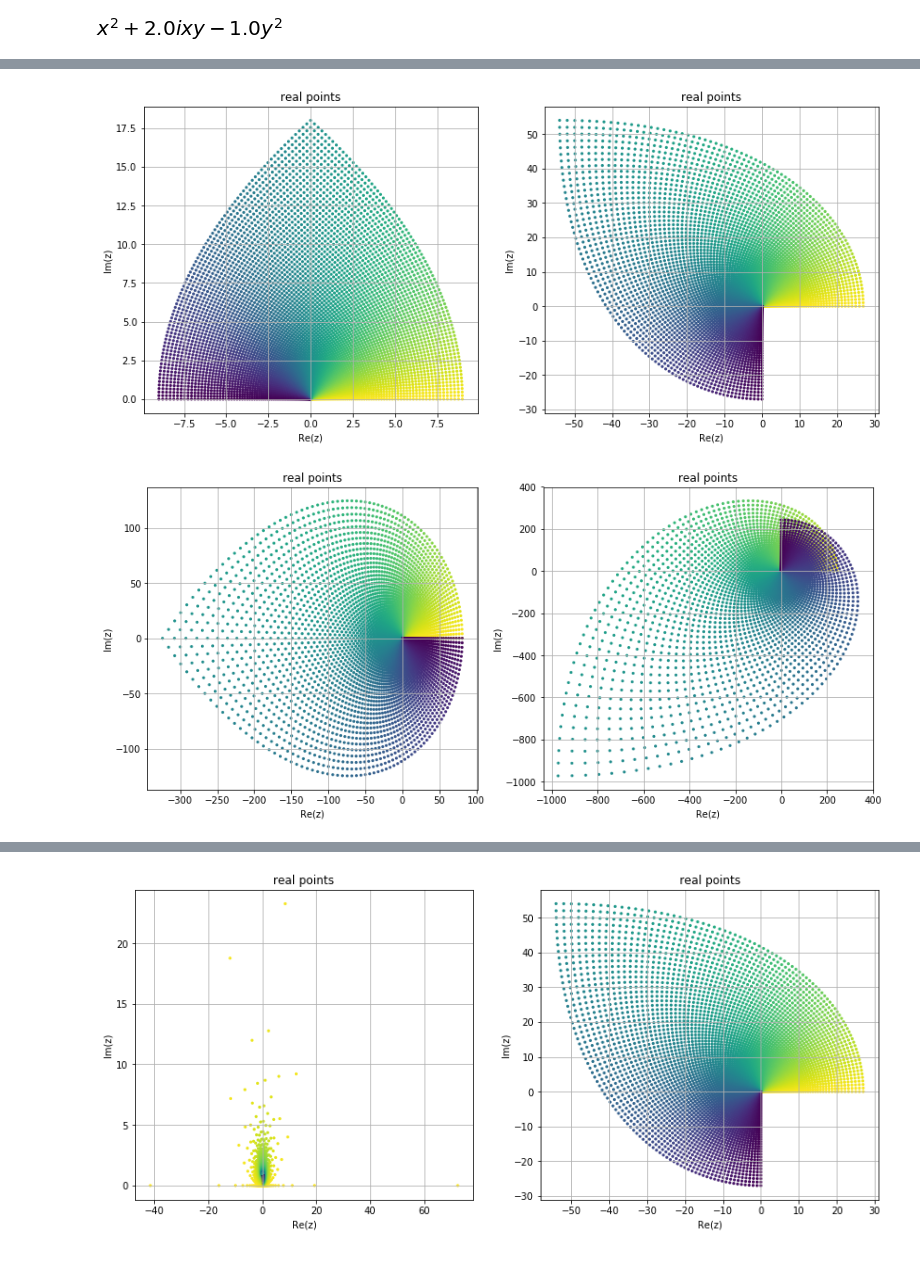
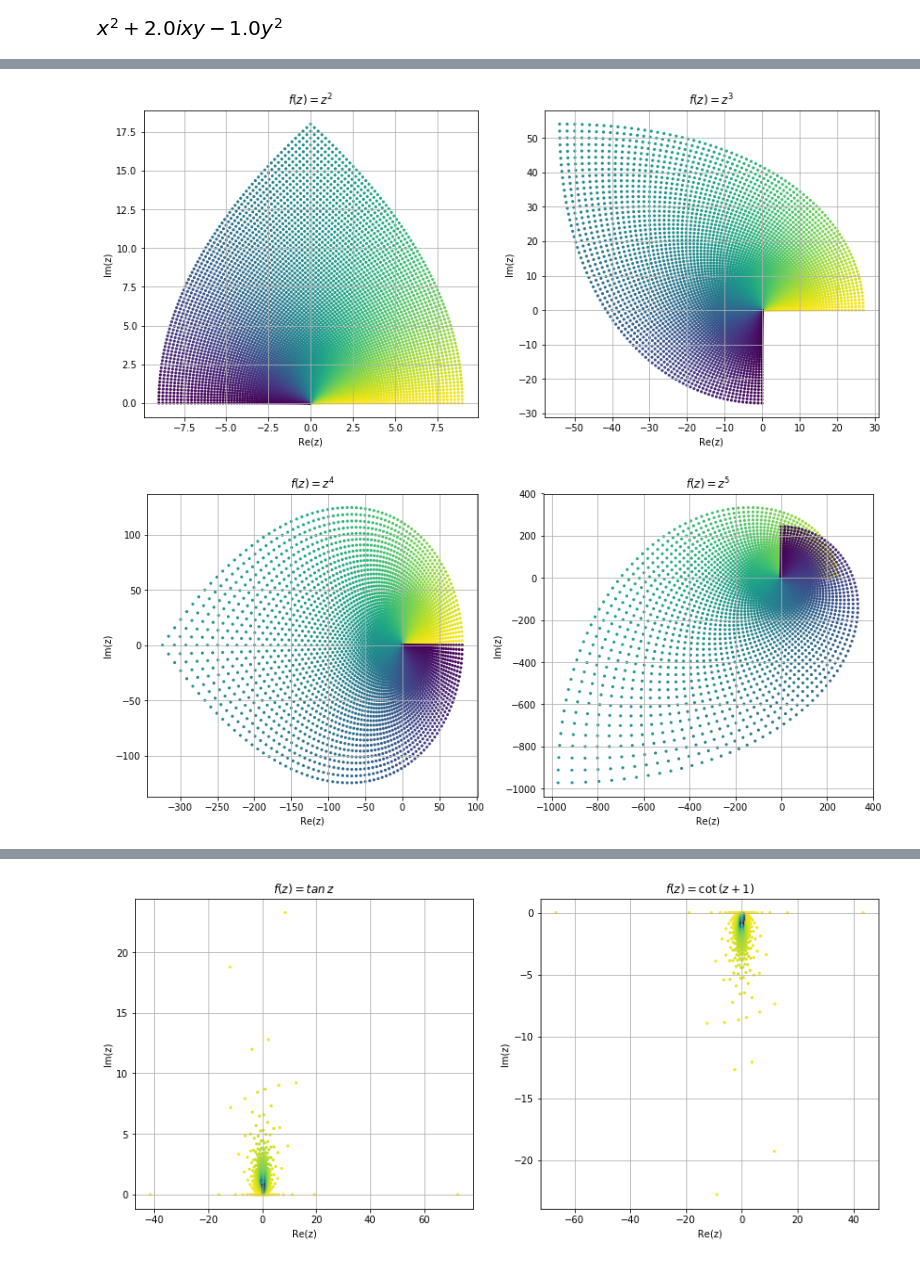
Before and after one commit to ssumanss/ssumanss.github.io, a Jupyter notebook: docs/Function.ipynb, the cells around one changed output, grey strips where cells are left out. Cells and saved outputs as stored; diff of their text form; code cells hidden in the pictures.

```diff
--- a/docs/Function.ipynb
+++ b/docs/Function.ipynb
@@ -100,30 +100,30 @@ plt.show()
 plt.figure(figsize=(14,6))
 plt.subplot(1,2,1)
 fun_plot(lambda z: z**2)
-plt.title('real points')
+plt.title('$f(z)=z^2$')
 
 plt.subplot(1,2,2)
 fun_plot(lambda z: z**3)
-plt.title('real points')
+plt.title('$f(z)=z^3$')
 
 plt.gray
 plt.show()
 # %% [output]
-[figure, old version]
+[figure, new version]
 # %%
 plt.figure(figsize=(14,6))
 plt.subplot(1,2,1)
 fun_plot(lambda z: z**4)
-plt.title('real points')
+plt.title('$f(z)=z^4$')
 
 plt.subplot(1,2,2)
 fun_plot(lambda z: z**5)
-plt.title('real points')
+plt.title('$f(z)=z^5$')
 
 plt.gray
 plt.show()
 # %% [output]
-[figure, old version]
+[figure, new version]
 # %%
 from numpy import sin, cos, tan, exp, log
 plt.figure(figsize=(14,6))
@@ -142,17 +142,17 @@ plt.show()
 # %%
 plt.figure(figsize=(14,6))
 plt.subplot(1,2,1)
 fun_plot(tan)
-plt.title('real points')
+plt.title('$f(z)=tan \,z$')
 
 plt.subplot(1,2,2)
-fun_plot(lambda z: z**3)
-plt.title('real points')
+fun_plot(lambda z: 1/tan(z+1))
+plt.title('$f(z)=\cot \,(z+1)$')
 
 plt.gray
 plt.show()
 # %% [output]
-[figure, old version]
+[figure, new version]
 # %%
 plt.figure(figsize=(14,6))
 plt.subplot(1,2,1)
```
Also changed, not shown: parts of 9 cells of this notebook.
